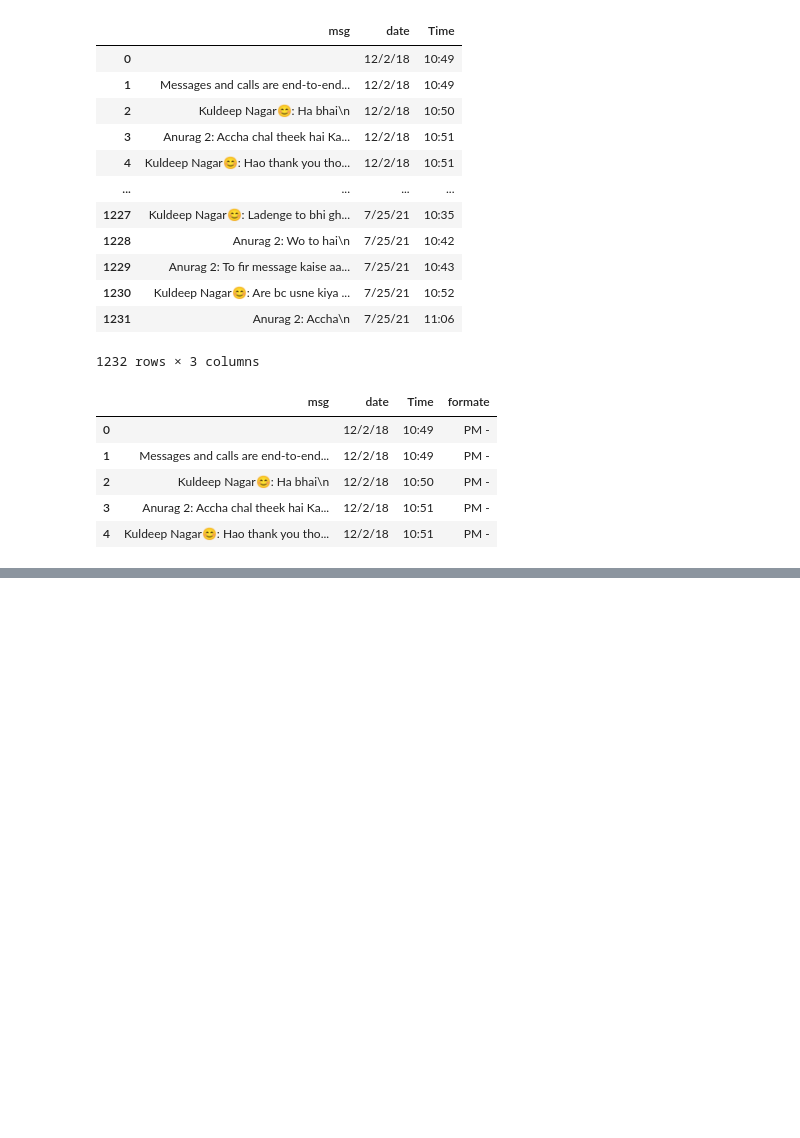
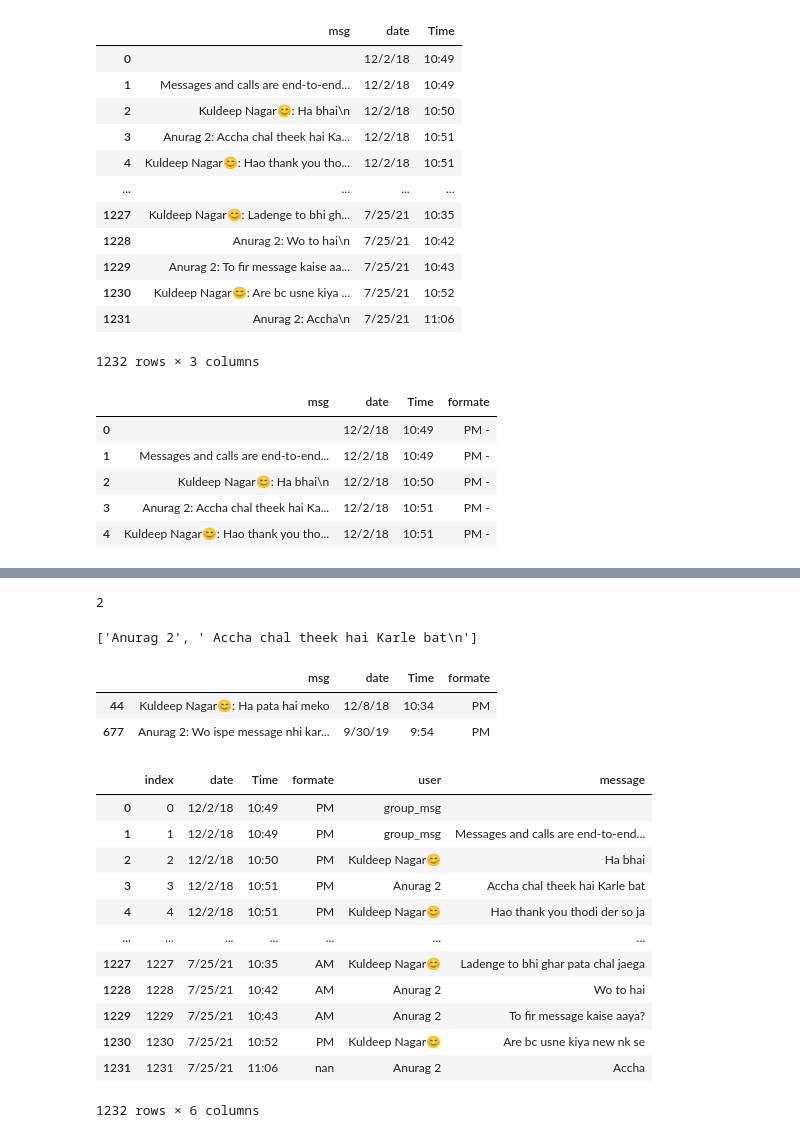
Before and after one commit to kuldeep4408/WhatsApp_Chat_Analysis, a Jupyter notebook: preprocessing.ipynb, the cells around one changed output, grey strips where cells are left out. Cells and saved outputs as stored; diff of their text form; code cells hidden in the pictures; blank space fills up the shorter version.

```diff
--- a/preprocessing.ipynb
+++ b/preprocessing.ipynb
@@ -108,0 +184,8 @@ data
+# %%
+len(l)
+# %% [output]
+2
+# %%
+l
+# %% [output]
+['Anurag 2', ' Accha chal theek hai Karle bat\n']
@@ -108,0 +198,10 @@ data
+# %%
+message['msg']=message['msg'].apply(rep)
+# %%
+message.sample(2)
+# %% [output]
+|  | msg | date | Time | formate |
+| 44 | Kuldeep Nagar😊: Ha pata hai meko | 12/8/18 | 10:34 | PM |
+| 677 | Anurag 2: Wo ispe message nhi kar... | 9/30/19 | 9:54 | PM |
+# %%
+message['msg']=message['msg'].astype(str)
@@ -108,0 +224,20 @@ data
+# %%
+df=message
+# %%
+df=df.drop(columns={'msg'})
+# %%
+df.reset_index()
+# %% [output]
+|  | index | date | Time | formate | user | message |
+| 0 | 0 | 12/2/18 | 10:49 | PM | group_msg |  |
+| 1 | 1 | 12/2/18 | 10:49 | PM | group_msg | Messages and calls are end-to-end... |
+| 2 | 2 | 12/2/18 | 10:50 | PM | Kuldeep Nagar😊 | Ha bhai |
+| 3 | 3 | 12/2/18 | 10:51 | PM | Anurag 2 | Accha chal theek hai Karle bat |
+| 4 | 4 | 12/2/18 | 10:51 | PM | Kuldeep Nagar😊 | Hao thank you thodi der so ja |
+| ... | ... | ... | ... | ... | ... | ... |
+| 1227 | 1227 | 7/25/21 | 10:35 | AM | Kuldeep Nagar😊 | Ladenge to bhi ghar pata chal jaega |
+| 1228 | 1228 | 7/25/21 | 10:42 | AM | Anurag 2 | Wo to hai |
+| 1229 | 1229 | 7/25/21 | 10:43 | AM | Anurag 2 | To fir message kaise aaya? |
+| 1230 | 1230 | 7/25/21 | 10:52 | PM | Kuldeep Nagar😊 | Are bc usne kiya new nk se |
+| 1231 | 1231 | 7/25/21 | 11:06 | nan | Anurag 2 | Accha |
+1232 rows × 6 columns
```
Also changed, not shown: parts of 16 cells of this notebook.
